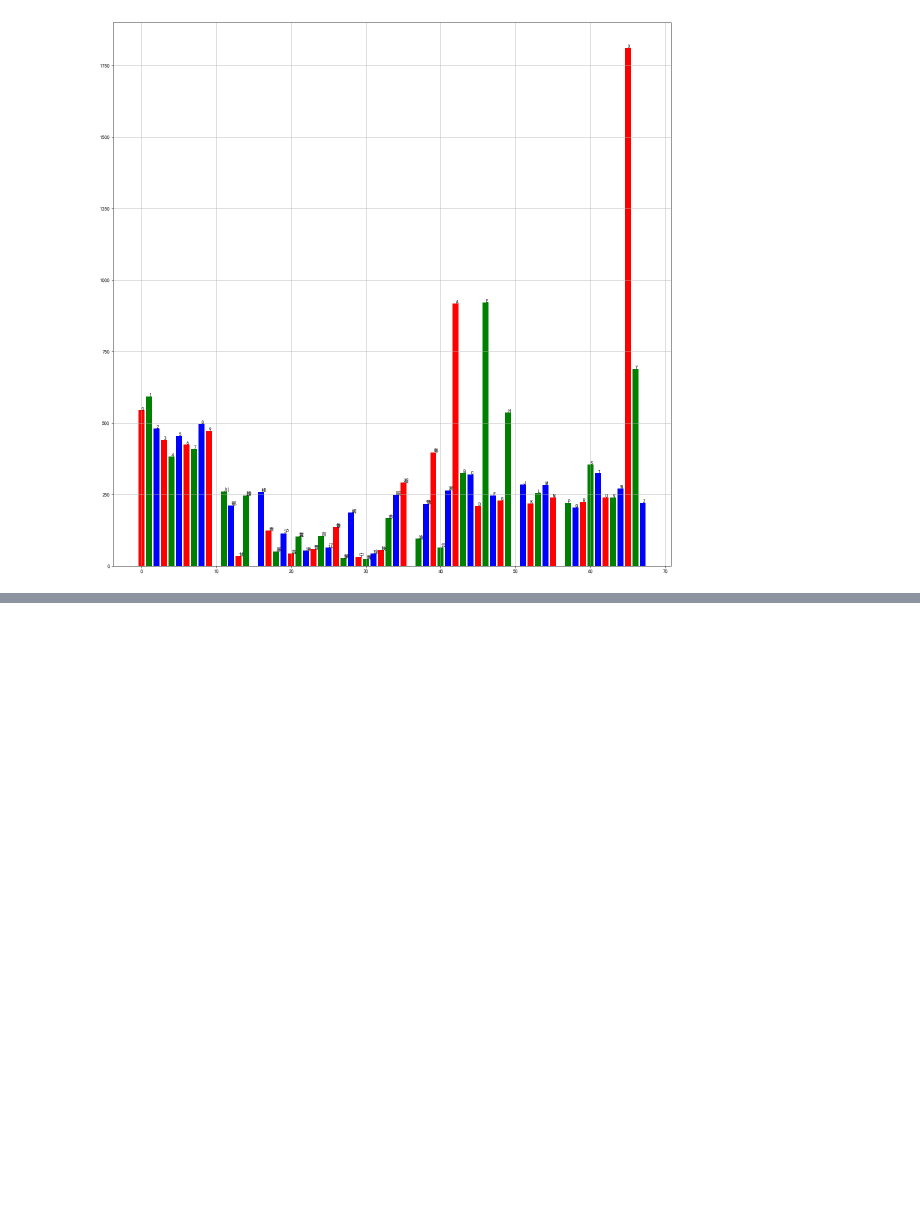
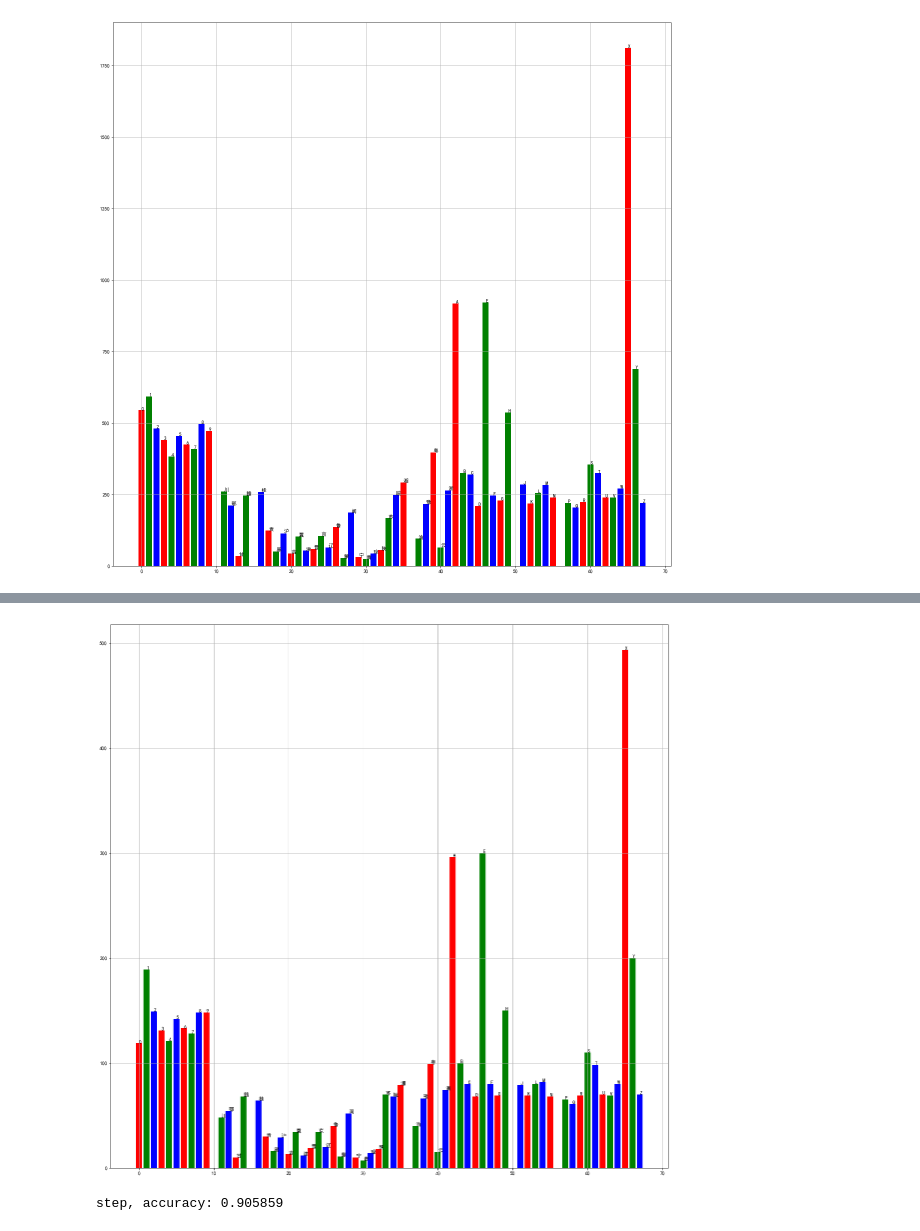
Before and after one commit to m-L-0/17b-Zhangjin-2015, a Jupyter notebook: twice/tfrecord.ipynb, the cells around one changed output, grey strips where cells are left out. Saved outputs shown, nothing was run; the diff lists cells and outputs as text; code cells hidden in the pictures; blank space fills up the shorter version.

```diff
--- a/twice/tfrecord.ipynb
+++ b/twice/tfrecord.ipynb
@@ -258,4 +258,5 @@ y_o = tf.matmul(h, w_o) + b_o
 cost = tf.reduce_mean(tf.nn.softmax_cross_entropy_with_logits(logits=y_o, labels=y))
 train_op = tf.train.AdamOptimizer().minimize(cost)
 prediction = tf.equal(tf.argmax(y_o, 1), tf.argmax(y, 1))
+y_label = tf.argmax(y_o,1)
 accuracy = tf.reduce_mean(tf.cast(prediction, tf.float32), name='accuracy')
@@ -308,0 +363,11 @@ print("step, accuracy: %g" % (train_accuracy))
+# %%
+plt.figure(2, figsize=(20,20))
+plt.bar(list(letter_labels_count.keys()),list(letter_labels_count.values()),color='rgb')
+ll = 0
+for iii in dicts_dicts.keys():
+    plt.text(list(letter_labels_count.keys())[ll],list(letter_labels_count.values())[ll],dicts_dicts[iii])
+    ll+=1
+plt.grid()
+plt.show()
+# %% [output]
+[figure, added]
@@ -308,0 +389,13 @@ print("step, accuracy: %g" % (train_accuracy))
+# %%
+# cost = tf.reduce_mean(tf.nn.softmax_cross_entropy_with_logits(logits=y_o, labels=y))
+# train_op = tf.train.AdamOptimizer().minimize(cost)
+# prediction = tf.equal(tf.argmax(y_o, 1), tf.argmax(y, 1))
+ylabel = tf.argmax(y_o,1)
+# accuracys = tf.reduce_mean(tf.cast(prediction, tf.float32), name='accuracy')
+
+train_data_x = xtrains
+train_data_y = ytests
+train_accuracy,y_label = sess.run([accuracy,ylabel], feed_dict={x_: train_data_x, y: train_data_y, keep_prob: 1.0})
+print("step, accuracy: %g" % (train_accuracy))
+# %% [output]
+step, accuracy: 0.905859
```
Also changed, not shown: parts of 16 cells of this notebook.
